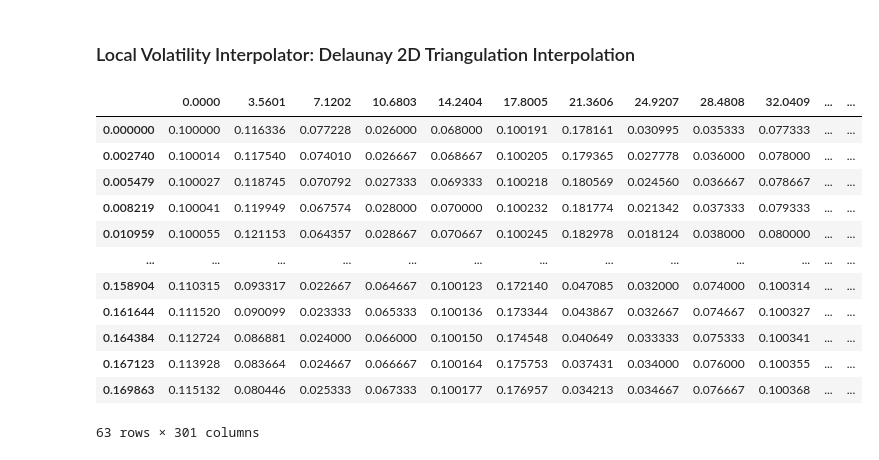
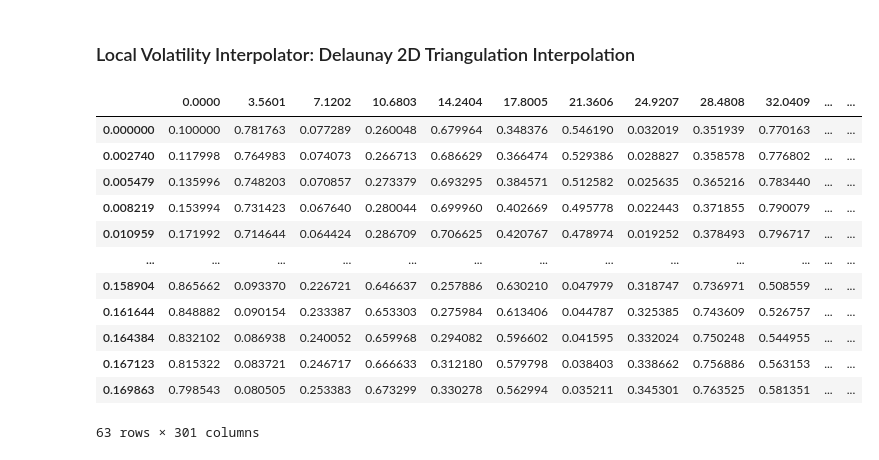
Before and after one commit to yulu0131/VolaDocs, a Jupyter notebook: docs/source/volatility_model/local_vol/theoretical.ipynb, the cells around one changed output. Saved outputs shown, nothing was run; the diff lists cells and outputs as text; code cells hidden in the pictures.

```diff
--- a/docs/source/volatility_model/local_vol/theoretical.ipynb
+++ b/docs/source/volatility_model/local_vol/theoretical.ipynb
@@ -13,10 +13,10 @@ market_prices = [3.61, 2.20, 1.22, 0.62, 0.25, 0.11, 0.05, 0.02, 0.01, 0.01, 0.0
                 7.52, 6.09, 4.85, 3.82, 2.95, 2.18, 1.60, 1.14, 0.79, 0.54, 0.39, 0.27, 0.21, 0.15, 0.12,
                 10.00, 8.55, 7.04, 6.35, 5.29, 4.37, 3.32, 2.68, 2.30, 1.74, 1.47, 1.16, 0.91, 0.72, 0.55]
 
-from pyvol import LocalVolatilitySurface, option_type
+from pyvol import LocalVolatilitySurface, OptionType, Interpolator
 span = 3
 interval = 100
-surface= LocalVolatilitySurface(initial_price, ttms, strikes, market_prices, option_type.call, dt, r, span, interval)
+surface= LocalVolatilitySurface(initial_price, ttms, strikes, market_prices, OptionType.CALL, dt, r, span, interval, Interpolator.Bicubic)
 vol= surface.LocalVol()
 numerical_value = surface.VanillaFD(vol)
 # %%
@@ -61,23 +61,23 @@ plt.show()
 ### Local Volatility Interpolator: Delaunay 2D Triangulation Interpolation
 # %%
 import pandas as pd
-vol_data = surface.SurfaceData(vol)
-prices = np.linspace(0, span*initial_price, span * interval + 1)
-times = np.linspace(0, ttms[-1], int(round(ttms[-1]/dt)) + 1)
+vol_data = surface.GetVolSurf()
+prices = surface.GetPrices()
+times = surface.GetTimes()
 df = pd.DataFrame(vol_data.T, columns = prices, index = times)
 df
 # %% [output]
 |  | 0.0000 | 3.5601 | 7.1202 | 10.6803 | 14.2404 | 17.8005 | 21.3606 | 24.9207 | 28.4808 | 32.0409 | ... | ... |
-| 0.000000 | 0.100000 | 0.116336 | 0.077228 | 0.026000 | 0.068000 | 0.100191 | 0.178161 | 0.030995 | 0.035333 | 0.077333 | ... | ... |
-| 0.002740 | 0.100014 | 0.117540 | 0.074010 | 0.026667 | 0.068667 | 0.100205 | 0.179365 | 0.027778 | 0.036000 | 0.078000 | ... | ... |
-| 0.005479 | 0.100027 | 0.118745 | 0.070792 | 0.027333 | 0.069333 | 0.100218 | 0.180569 | 0.024560 | 0.036667 | 0.078667 | ... | ... |
-| 0.008219 | 0.100041 | 0.119949 | 0.067574 | 0.028000 | 0.070000 | 0.100232 | 0.181774 | 0.021342 | 0.037333 | 0.079333 | ... | ... |
-| 0.010959 | 0.100055 | 0.121153 | 0.064357 | 0.028667 | 0.070667 | 0.100245 | 0.182978 | 0.018124 | 0.038000 | 0.080000 | ... | ... |
+| 0.000000 | 0.100000 | 0.781763 | 0.077289 | 0.260048 | 0.679964 | 0.348376 | 0.546190 | 0.032019 | 0.351939 | 0.770163 | ... | ... |
+| 0.002740 | 0.117998 | 0.764983 | 0.074073 | 0.266713 | 0.686629 | 0.366474 | 0.529386 | 0.028827 | 0.358578 | 0.776802 | ... | ... |
+| 0.005479 | 0.135996 | 0.748203 | 0.070857 | 0.273379 | 0.693295 | 0.384571 | 0.512582 | 0.025635 | 0.365216 | 0.783440 | ... | ... |
+| 0.008219 | 0.153994 | 0.731423 | 0.067640 | 0.280044 | 0.699960 | 0.402669 | 0.495778 | 0.022443 | 0.371855 | 0.790079 | ... | ... |
+| 0.010959 | 0.171992 | 0.714644 | 0.064424 | 0.286709 | 0.706625 | 0.420767 | 0.478974 | 0.019252 | 0.378493 | 0.796717 | ... | ... |
 | ... | ... | ... | ... | ... | ... | ... | ... | ... | ... | ... | ... | ... |
-| 0.158904 | 0.110315 | 0.093317 | 0.022667 | 0.064667 | 0.100123 | 0.172140 | 0.047085 | 0.032000 | 0.074000 | 0.100314 | ... | ... |
-| 0.161644 | 0.111520 | 0.090099 | 0.023333 | 0.065333 | 0.100136 | 0.173344 | 0.043867 | 0.032667 | 0.074667 | 0.100327 | ... | ... |
-| 0.164384 | 0.112724 | 0.086881 | 0.024000 | 0.066000 | 0.100150 | 0.174548 | 0.040649 | 0.033333 | 0.075333 | 0.100341 | ... | ... |
-| 0.167123 | 0.113928 | 0.083664 | 0.024667 | 0.066667 | 0.100164 | 0.175753 | 0.037431 | 0.034000 | 0.076000 | 0.100355 | ... | ... |
-| 0.169863 | 0.115132 | 0.080446 | 0.025333 | 0.067333 | 0.100177 | 0.176957 | 0.034213 | 0.034667 | 0.076667 | 0.100368 | ... | ... |
+| 0.158904 | 0.865662 | 0.093370 | 0.226721 | 0.646637 | 0.257886 | 0.630210 | 0.047979 | 0.318747 | 0.736971 | 0.508559 | ... | ... |
+| 0.161644 | 0.848882 | 0.090154 | 0.233387 | 0.653303 | 0.275984 | 0.613406 | 0.044787 | 0.325385 | 0.743609 | 0.526757 | ... | ... |
+| 0.164384 | 0.832102 | 0.086938 | 0.240052 | 0.659968 | 0.294082 | 0.596602 | 0.041595 | 0.332024 | 0.750248 | 0.544955 | ... | ... |
+| 0.167123 | 0.815322 | 0.083721 | 0.246717 | 0.666633 | 0.312180 | 0.579798 | 0.038403 | 0.338662 | 0.756886 | 0.563153 | ... | ... |
+| 0.169863 | 0.798543 | 0.080505 | 0.253383 | 0.673299 | 0.330278 | 0.562994 | 0.035211 | 0.345301 | 0.763525 | 0.581351 | ... | ... |
 63 rows × 301 columns
 # %%
```
Also changed, not shown: parts of 2 cells of this notebook.
